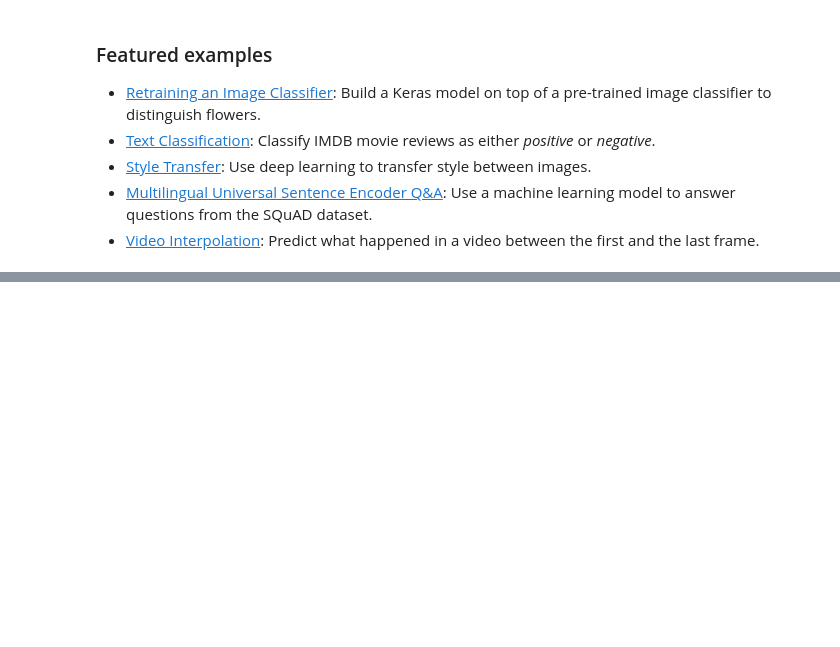
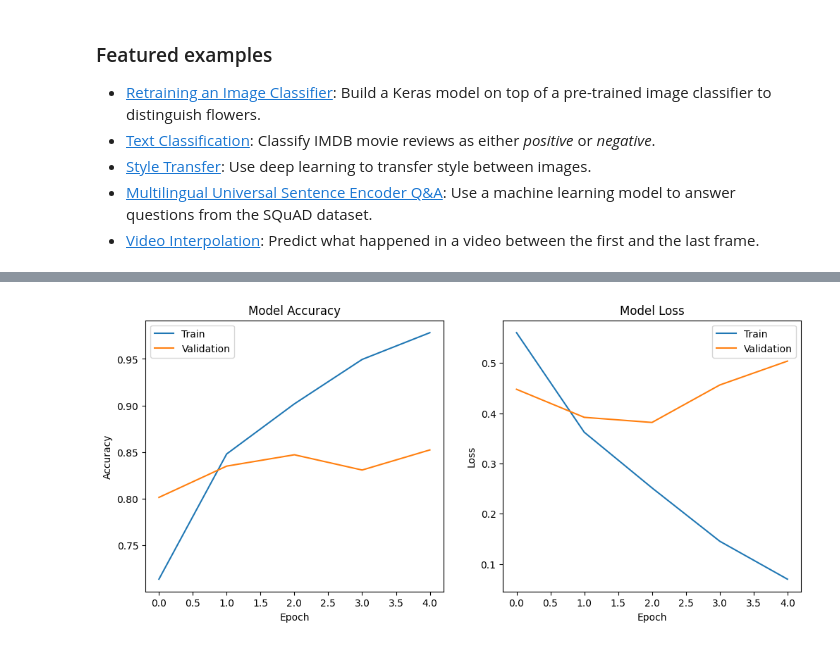
Before and after one commit to Madhavi-3101/DL-lab, a Jupyter notebook: Welcome_To_Colab.ipynb, the cells around one changed output, grey strips where cells are left out. Cells and saved outputs as stored; diff of their text form; code cells hidden in the pictures; blank space fills up the shorter version.

```diff
--- a/Welcome_To_Colab.ipynb
+++ b/Welcome_To_Colab.ipynb
@@ -290,0 +447,10 @@ Predicted Sum: 67.68783569335938
+# %%
+model = Sequential([
+    Embedding(input_dim=vocab_size, output_dim=32, input_length=max_len),
+    SimpleRNN(32, return_sequences=False),
+    Dense(1, activation='sigmoid')
+])
+
+model.compile(optimizer='adam', loss='binary_crossentropy', metrics=['accuracy'])
+
+model.summary()
@@ -290,0 +471,6 @@ Predicted Sum: 67.68783569335938
+# %%
+history = model.fit(x_train, y_train,
+                    epochs=5,
+                    batch_size=64,
+                    validation_split=0.2,
+                    verbose=2)
@@ -290,0 +488,24 @@ Predicted Sum: 67.68783569335938
+# %%
+# Plot training & validation accuracy values
+plt.figure(figsize=(12, 5))
+
+plt.subplot(1, 2, 1)
+plt.plot(history.history['accuracy'])
+plt.plot(history.history['val_accuracy'])
+plt.title('Model Accuracy')
+plt.xlabel('Epoch')
+plt.ylabel('Accuracy')
+plt.legend(['Train', 'Validation'])
+
+# Plot training & validation loss values
+plt.subplot(1, 2, 2)
+plt.plot(history.history['loss'])
+plt.plot(history.history['val_loss'])
+plt.title('Model Loss')
+plt.xlabel('Epoch')
+plt.ylabel('Loss')
+plt.legend(['Train', 'Validation'])
+
+plt.show()
+# %% [output]
+[figure, added]
```
Also changed, not shown: parts of 15 cells of this notebook.
